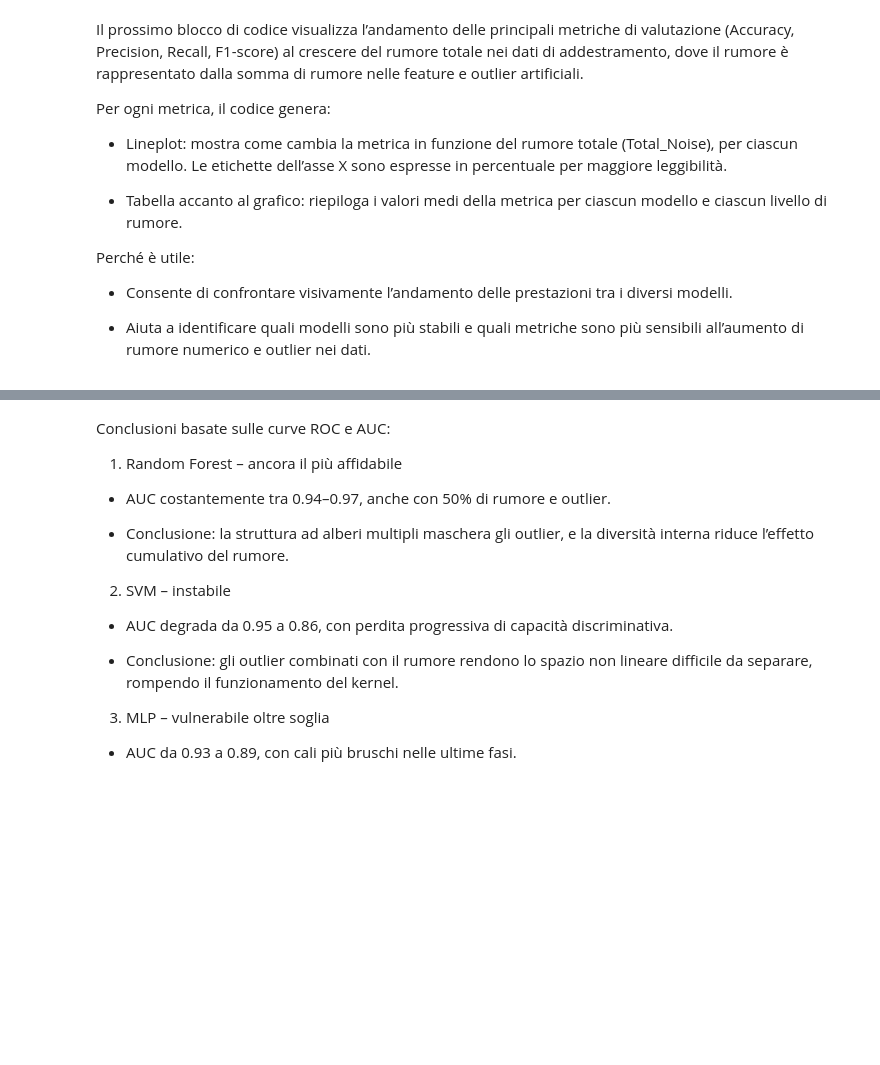
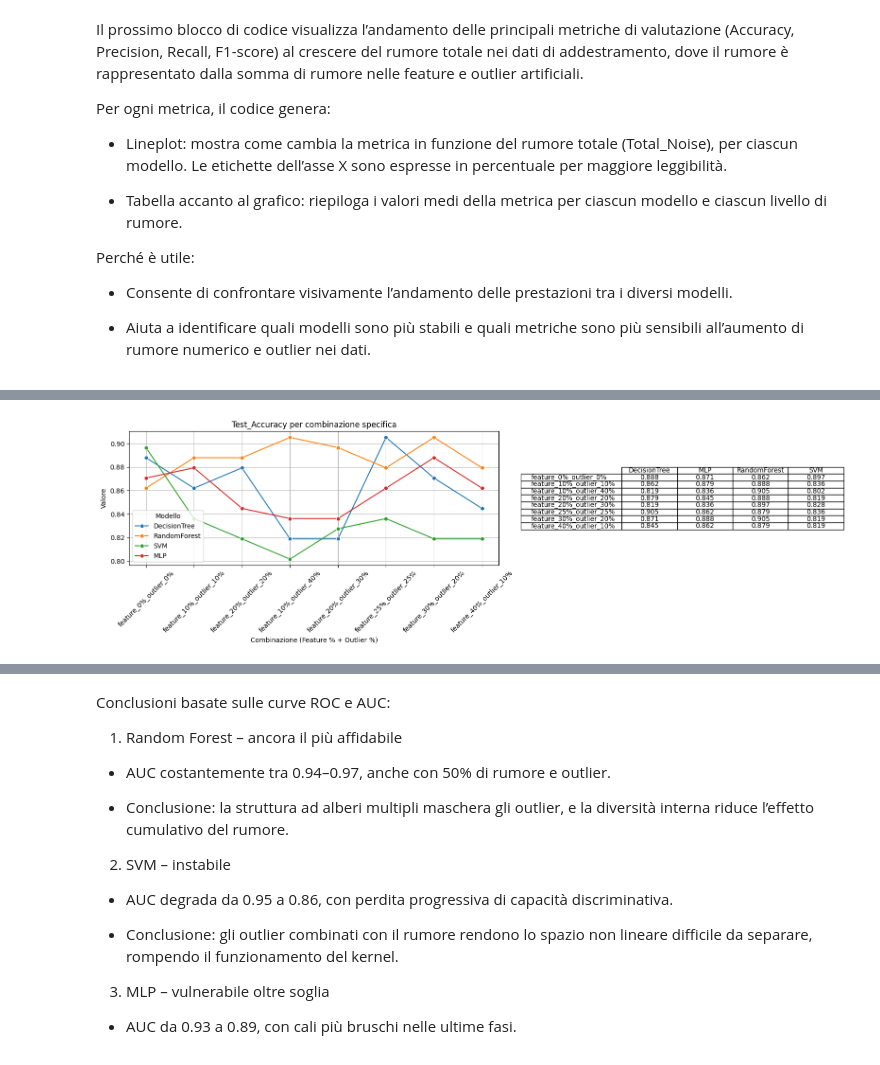
Before and after one commit to oleksandragolub/progetto-architettura-dati-with-ml, a Jupyter notebook: feature_noise_with_feature_outliers.ipynb, the cells around one changed output, grey strips where cells are left out. Saved outputs shown, nothing was run; the diff lists cells and outputs as text; code cells hidden in the pictures; blank space fills up the shorter version.

Commit message:
copia

```diff
--- a/feature_noise_with_feature_outliers.ipynb
+++ b/feature_noise_with_feature_outliers.ipynb
@@ -1294,22 +1301,3 @@ Questo blocco del codice:
   - EPC vicino a 0: il modello è robusto o poco influenzato.
 
   - EPC positivo: il rumore migliora artificialmente le metriche (overfitting possibile).
-# %%
-# Calcola EPC
-# Estrai i livelli di rumore da stringa "Noise"
-results_df_feature_outliers["Feature_Noise_Level"] = results_df_feature_outliers["Noise"].str.extract(r"feature_(\d+)%").astype(float) / 100
-results_df_feature_outliers["Outlier_Level"] = results_df_feature_outliers["Noise"].str.extract(r"outlier_(\d+)%").astype(float) / 100
-
-# Calcola la somma dei due rumori
-results_df_feature_outliers["Total_Noise"] = results_df_feature_outliers["Feature_Noise_Level"] + results_df_feature_outliers["Outlier_Level"]
-
-# Calcola EPC (correlazione tra rumore totale e accuratezza)
-epc_values = results_df_feature_outliers.groupby("Model").agg(
-    EPC=("Test_Accuracy", lambda acc: acc.corr(results_df_feature_outliers.loc[acc.index, "Total_Noise"]))
-)
-
-# Mostra la tabella con EPC
-epc_df = epc_values.reset_index()
-epc_df["EPC"] = epc_df["EPC"].round(3)
-
-display(epc_df)
@@ -1439,0 +1462,68 @@ L’analisi combinata delle metriche (Accuracy, Precision, Recall, F1-score), de
+# %%
+metriche = ["Test_Accuracy", "Precision", "Recall", "F1_Score"]
+
+# --- Ordine stabile delle combinazioni: prima per somma (totale), poi per feature, poi per outlier
+def parse_noise_feature_outlier(s):
+    m = re.match(r"feature_(\d+)%_outlier_(\d+)%", str(s))
+    if not m:
+        return (999, 999, 999, s)  # fallback in fondo
+    f = int(m.group(1))
+    o = int(m.group(2))
+    return (f + o, f, o, s)
+
+# Copia df e ordina le combinazioni
+df_combo = results_df_feature_outliers.copy()
+df_combo["__order__"] = df_combo["Noise"].apply(parse_noise_feature_outlier)
+
+# Filtra righe senza NaN nelle metriche
+df_combo = df_combo.dropna(subset=metriche + ["Noise"])
+
+# Ordina per (__totale__, feature, outlier)
+df_combo = df_combo.sort_values("__order__")
+
+for metrica in metriche:
+    fig, axs = plt.subplots(1, 2, figsize=(16, 5), gridspec_kw={'width_ratios': [2, 1]})
+
+    # --- Grafico per combinazioni specifiche (asse X categoriale "Noise") ---
+    sns.lineplot(
+        data=df_combo,
+        x="Noise",
+        y=metrica,
+        hue="Model",
+        marker="o",
+        ax=axs[0],
+        errorbar=None
+    )
+
+    axs[0].set_title(f"{metrica} per combinazione specifica")
+    axs[0].set_xlabel("Combinazione (Feature % + Outlier %)")
+    axs[0].set_ylabel("Valore")
+    axs[0].tick_params(axis='x', rotation=45)
+    axs[0].yaxis.set_major_formatter(mtick.FormatStrFormatter('%.2f'))
+    axs[0].grid(True)
+    axs[0].legend(title="Modello")
+
+    # --- Tabella pivot (righe = combinazioni Noise; colonne = Modello) ---
+    pivot_data = df_combo.pivot_table(
+        index="Noise",
+        columns="Model",
+        values=metrica,
+        aggfunc="mean"
+    )
+
+    axs[1].axis('off')
+    table = axs[1].table(
+        cellText=pivot_data.round(3).values,
+        rowLabels=pivot_data.index,
+        colLabels=pivot_data.columns,
+        loc='center',
+        cellLoc='center'
+    )
+    table.auto_set_font_size(False)
+    table.set_fontsize(10)
+    table.scale(1.2, 1.2)
+
+    plt.tight_layout()
+    plt.show()
+# %% [output]
+[figure, added]
```
Also changed, not shown: parts of 15 cells of this notebook.
